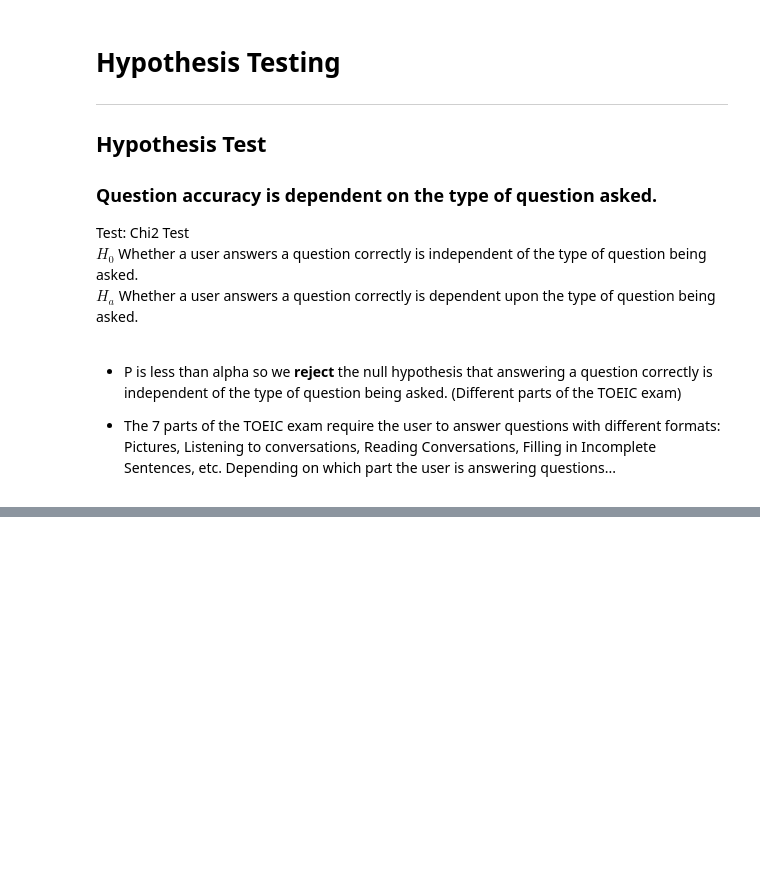
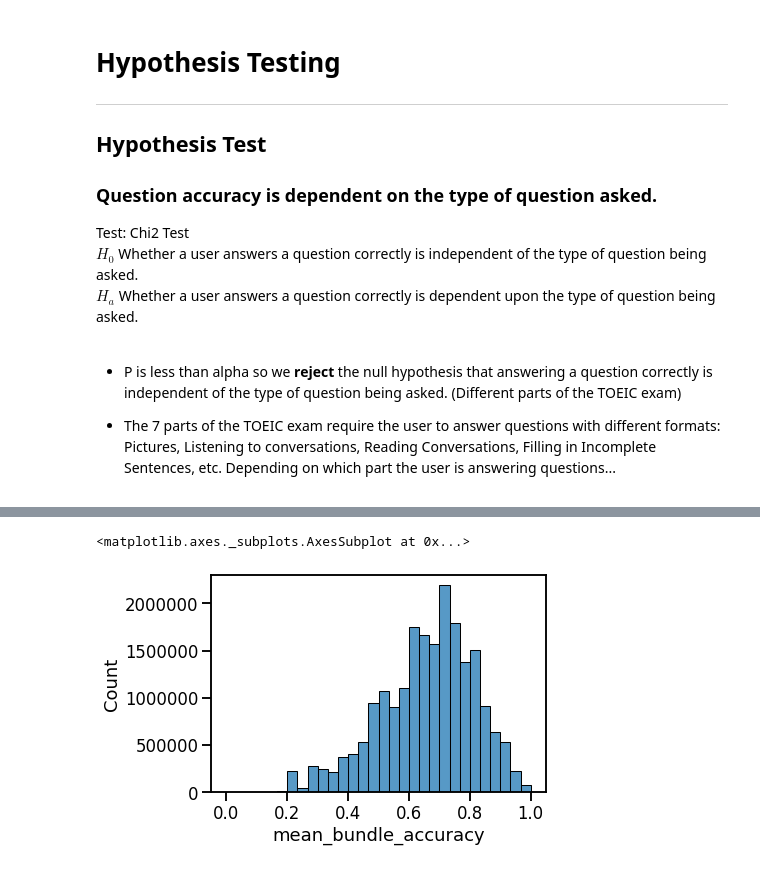
Before and after one commit to Riiid-Team/AI-Learning, a Jupyter notebook: MVP-Ortiz.ipynb, the cells around one changed output, grey strips where cells are left out. Drawn from its saved outputs; the diff is of its cells as text; code cells hidden in the pictures; blank space fills up the shorter version.

```diff
--- a/MVP-Ortiz.ipynb
+++ b/MVP-Ortiz.ipynb
@@ -723,4 +753,4 @@ train = pd.read_csv('sampled_trainset.csv')
 validate = pd.read_csv('validate.csv')
 test = pd.read_csv('test.csv')
 # %%
-train, validate, test = prepare.prep_riiid(train, validate, test)
+train, validate, test, train_s, validate_s, test_s = prepare.prep_riiid(train, validate, test)
@@ -726,0 +769,5 @@ train, validate, test = prepare.prep_riiid(train, validate, test)
+# %%
+train = train.assign(
+        is_reading = np.where(train.part > 4, 'Reading', 'Listening'),
+        is_incomplete_sentence_part = np.where(train.part == 5, 'incomplete sentences', 'other')
+)
@@ -726,0 +776,6 @@ train, validate, test = prepare.prep_riiid(train, validate, test)
+# %%
+# Select features to create bundle_id visualizations.
+bundle_data = train[['part', 'mean_bundle_accuracy', 'answered_correctly']].copy()
+
+# Display the first 5 rows of the subset.
+bundle_data.head()
@@ -726,0 +789,7 @@ train, validate, test = prepare.prep_riiid(train, validate, test)
+# %%
+sns.set_context('talk')
+
+sns.histplot(data=bundle_data, x='mean_bundle_accuracy', bins=30)
+# %% [output]
+<matplotlib.axes._subplots.AxesSubplot at 0x...>
+[figure, added]
```
Also changed, not shown: parts of 55 cells of this notebook.
